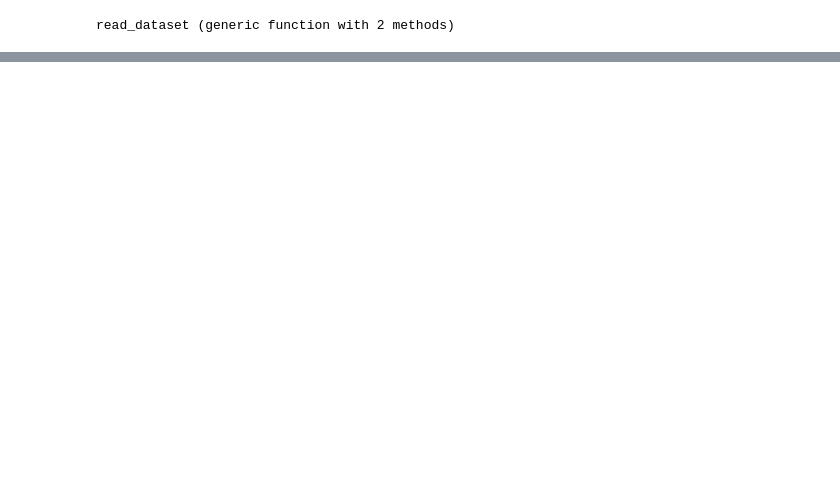
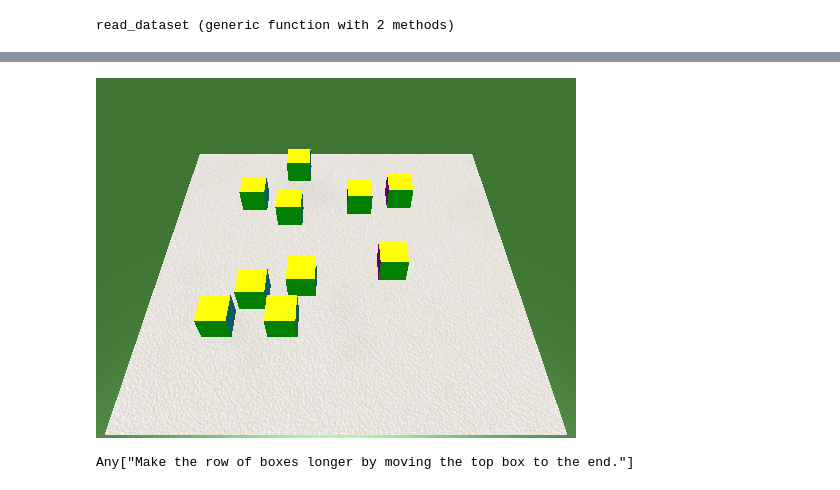
Before and after one commit to ozanarkancan/blocks-analysis, a Jupyter notebook: src/Example.ipynb, the cells around one changed output, grey strips where cells are left out. Cells and saved outputs as stored; diff of their text form; code cells hidden in the pictures; blank space fills up the shorter version.

Commit message:
interface to examine the instances

```diff
--- a/src/Example.ipynb
+++ b/src/Example.ipynb
@@ -69,0 +36,14 @@ trnb[189].sourceinds, trnb[189].sources, trnb[189].targets
+# %%
+test, maxind_test = read_instances(string("../data/2016-NAACL/STxyz_Blank/", "Test.mat"));
+testb = minibatch(test, maxind_test, 1; sortinstances=false);
+# %%
+for i=1:10:length(testb)
+    IJulia.clear_output(true)
+    img = load("../data/random/testset/"*testb[i].imgs[1])
+    display(img)
+    println(testb[i].sentence_strs)
+    readline(STDIN)
+end
+# %% [output]
+[figure, added]
+Any["Make the row of boxes longer by moving the top box to the end."]
```
Also changed, not shown: parts of 10 cells of this notebook.
